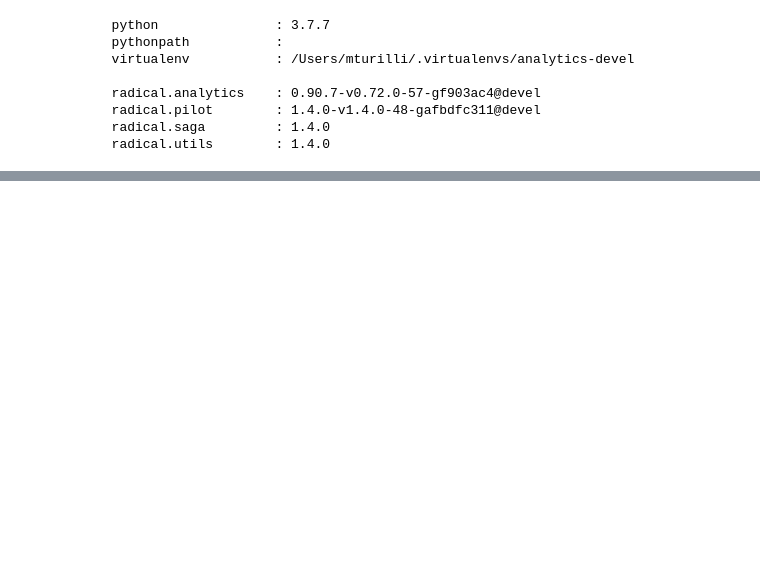
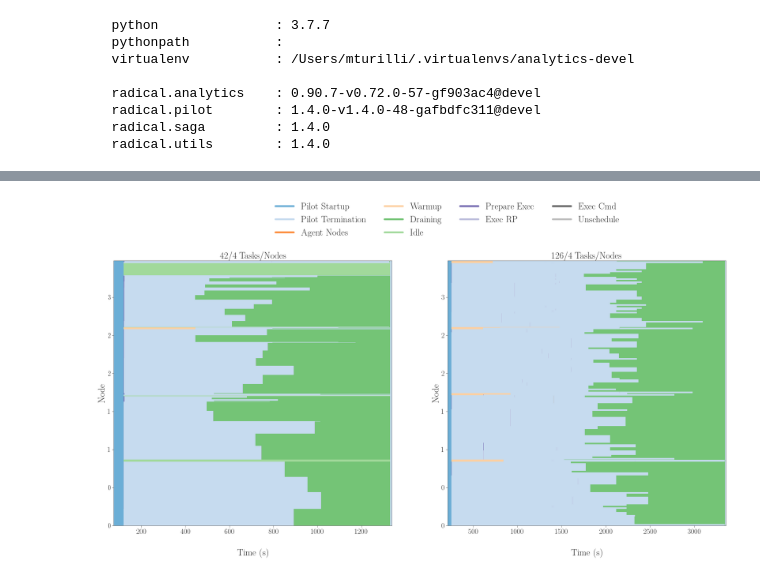
Before and after one commit to radical-experiments/summit_prrte, a Jupyter notebook: analysis/paper_ornl_2.ipynb, the cells around one changed output, grey strips where cells are left out. Drawn from its saved outputs; the diff is of its cells as text; code cells hidden in the pictures; blank space fills up the shorter version.

```diff
--- a/analysis/paper_ornl_2.ipynb
+++ b/analysis/paper_ornl_2.ipynb
@@ -505,0 +461,99 @@ plt.savefig('figures/ru_summit_prrte.png', dpi=300, bbox_inches='tight')
+# %%
+skip = ['rp.session.login3.mturilli1.018442.0011',
+        'rp.session.login3.mturilli1.018442.0012',
+        'rp.session.login4.mturilli1.018444.0000',
+        'rp.session.login4.mturilli1.018444.0001']
+nsids = len(suds) - len(skip)
+
+fwidth = 36
+fhight = 16
+fig, axarr = plt.subplots(1, nsids, sharex='col', figsize=(fwidth, fhight))
+
+i = 0
+j = 'a'
+for sid in suds:
+
+    if sid in skip:
+        continue
+
+    if nsids > 1:
+        ax = axarr[i]
+        ax.set_xlabel('(%s)' % j, labelpad=45)
+    else:
+        ax = axarr
+
+    cmap = mpl.cm.get_cmap('tab20c')
+
+    step = 1.0 / (len(metrics_default) + 1)
+    this = step / 1.0
+    legend = list()
+
+    x_min = None
+    x_max = None
+    y_min = None
+    y_max = None
+
+    ax.set_title('%s/%s Tasks/Nodes' % (ss[sid]['nunit'], int(ss[sid]['nnodes'])), fontdict={'fontsize': 30})
+
+    for metric in metrics_default:
+
+        color = cmap(this)
+        this += step
+
+        legend.append(mpl.lines.Line2D([0], [0], color=color, lw=6))
+
+        if isinstance(metric, list):
+            name = metric[0]
+            parts = metric[1]
+        else:
+            name = metric
+            parts = [metric]
+
+        for part in parts:
+            for uid in consumed[sid][part]:
+                for block in consumed[sid][part][uid]:
+                    orig_x = block[0]
+                    orig_y = block[2] - 0.5
+                    width = block[1] - block[0]
+                    height = block[3] - block[2] + 1.0
+
+                    if x_min is None:
+                        x_min = orig_x
+                    if x_max is None:
+                        x_max = orig_x + width
+                    if y_min is None:
+                        y_min = orig_x
+                    if y_max is None:
+                        y_max = orig_x + height
+
+                    x_min = min(x_min, orig_x)
+                    y_min = min(y_min, orig_y)
+                    x_max = max(x_max, orig_x + width)
+                    y_max = max(y_max, orig_y + height)
+
+                    patch = mpl.patches.Rectangle((orig_x, orig_y),
+                                                  width, height,
+                                                  facecolor=color,
+                                                  edgecolor='black',
+                                                  fill=True, lw=0.0)
+                    ax.add_patch(patch)
+
+    ax.set_xlim([x_min, x_max])
+    ax.set_ylim([y_min, y_max])
+
+    ax.set_xlabel('Time (s)', fontsize=30)
+    ax.set_ylabel('Node', fontsize=30)
+
+    ax.yaxis.set_major_formatter(mticker.FuncFormatter(update_ticks))
+
+    i = i+1
+    j = chr(ord(j) + 1)
+
+# Add legend
+ax.legend(legend, [m[0] for m in metrics_default], loc='upper center',
+           bbox_to_anchor=(0, 1.25), fontsize=30, ncol=4)
+
+plt.savefig('figures/ru_summit_prrte_single_gen.pdf', dpi=300, bbox_inches='tight')
+plt.savefig('figures/ru_summit_prrte_single_gen.png', dpi=300, bbox_inches='tight')
+# %% [output]
+[figure, added]
```
Also changed, not shown: parts of 7 cells of this notebook, 8 other files.
